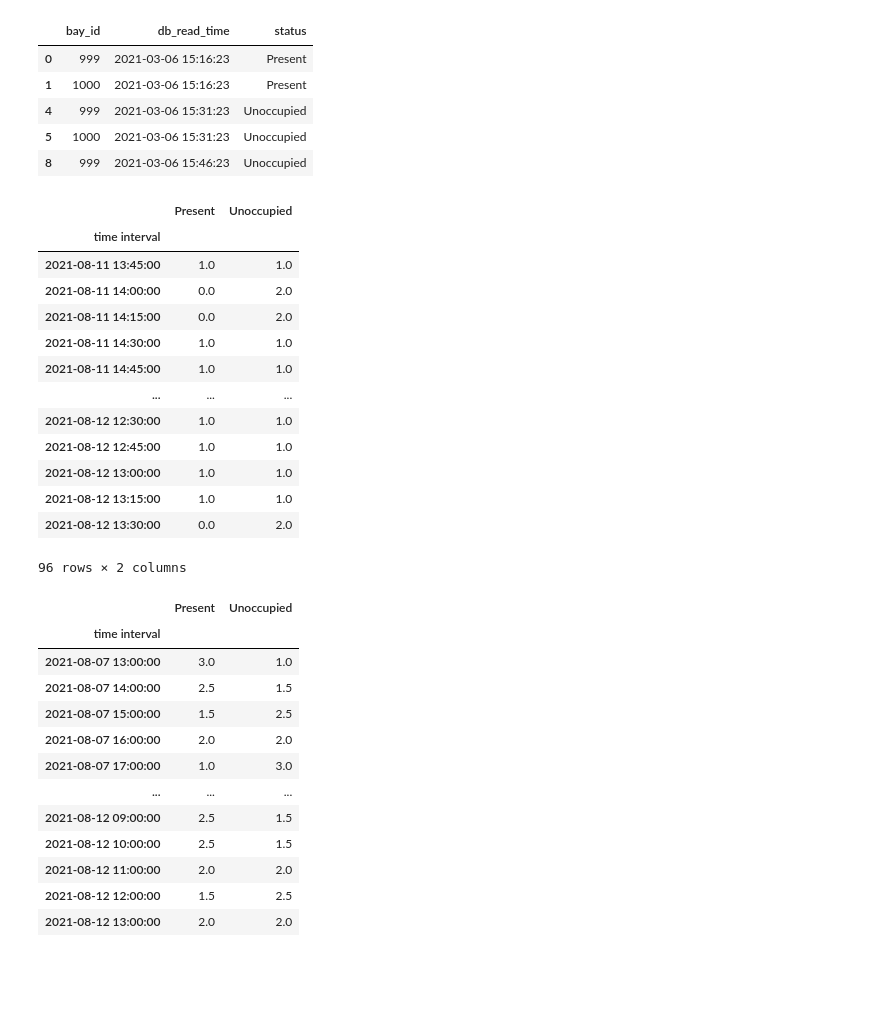
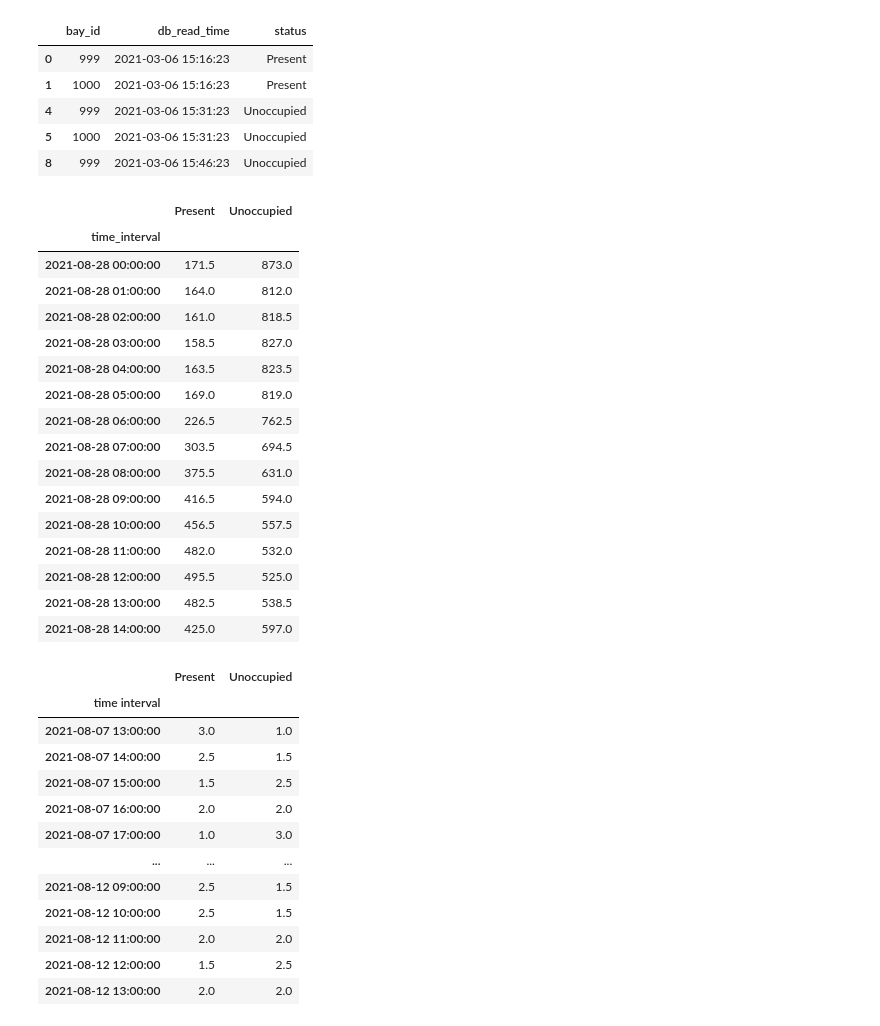
Before and after one commit to Chameleon-company/MOP, a Jupyter notebook: Albert/8lb_time_filters.ipynb, the cells around one changed output. Drawn from its saved outputs; the diff is of its cells as text; code cells hidden in the pictures; blank space fills up the shorter version.

Commit message:
[1] finished .py functions [2] made demo.ipynb

```diff
--- a/Albert/8lb_time_filters.ipynb
+++ b/Albert/8lb_time_filters.ipynb
@@ -140,3 +170,5 @@ df.head(20)
 
 def filter_bayRec_from_ETL(bay_ids_lst, etl_df):
     return etl_df[etl_df['bay_id'].isin(bay_ids_lst)]
+# %%
+dfs['db_read_time'] = pd.to_datetime(dfs["db_read_time"])
@@ -177,24 +273,31 @@ def last_hrs(_df, no_hrs=24, bin_size_mins='15min', endDatetime=datetime.now()):
+# %%
+## 003b to test function above
+dfs1 = timeIntStats(dfs, "2021-08-28 00:00:00", "2021-08-28 15:00:00", bin="1H", bin_stat="median")
+dfs1
+# %% [output]
+|  | Present | Unoccupied |
+| time_interval |  |  |
+| 2021-08-28 00:00:00 | 171.5 | 873.0 |
+| 2021-08-28 01:00:00 | 164.0 | 812.0 |
+| 2021-08-28 02:00:00 | 161.0 | 818.5 |
+| 2021-08-28 03:00:00 | 158.5 | 827.0 |
+| 2021-08-28 04:00:00 | 163.5 | 823.5 |
+| 2021-08-28 05:00:00 | 169.0 | 819.0 |
+| 2021-08-28 06:00:00 | 226.5 | 762.5 |
+| 2021-08-28 07:00:00 | 303.5 | 694.5 |
+| 2021-08-28 08:00:00 | 375.5 | 631.0 |
+| 2021-08-28 09:00:00 | 416.5 | 594.0 |
+| 2021-08-28 10:00:00 | 456.5 | 557.5 |
+| 2021-08-28 11:00:00 | 482.0 | 532.0 |
+| 2021-08-28 12:00:00 | 495.5 | 525.0 |
+| 2021-08-28 13:00:00 | 482.5 | 538.5 |
+| 2021-08-28 14:00:00 | 425.0 | 597.0 |
 # %%
-## 003a ##
+## 003z ##
 # test function here
 
-df_lasthours = last_hrs(df_filtered,24,'15min')
+df_lasthours = last_hrs(dfs,24,'15min')
 df_lasthours
-# %% [output]
-|  | Present | Unoccupied |
-| time interval |  |  |
-| 2021-08-11 13:45:00 | 1.0 | 1.0 |
-| 2021-08-11 14:00:00 | 0.0 | 2.0 |
-| 2021-08-11 14:15:00 | 0.0 | 2.0 |
-| 2021-08-11 14:30:00 | 1.0 | 1.0 |
-| 2021-08-11 14:45:00 | 1.0 | 1.0 |
-| ... | ... | ... |
-| 2021-08-12 12:30:00 | 1.0 | 1.0 |
-| 2021-08-12 12:45:00 | 1.0 | 1.0 |
-| 2021-08-12 13:00:00 | 1.0 | 1.0 |
-| 2021-08-12 13:15:00 | 1.0 | 1.0 |
-| 2021-08-12 13:30:00 | 0.0 | 2.0 |
-96 rows × 2 columns
 # %%
 ## 004 ##
 # input is dataframe, and time parameters that has defaults
```
Also changed, not shown: parts of 7 cells of this notebook, 11 other files.
